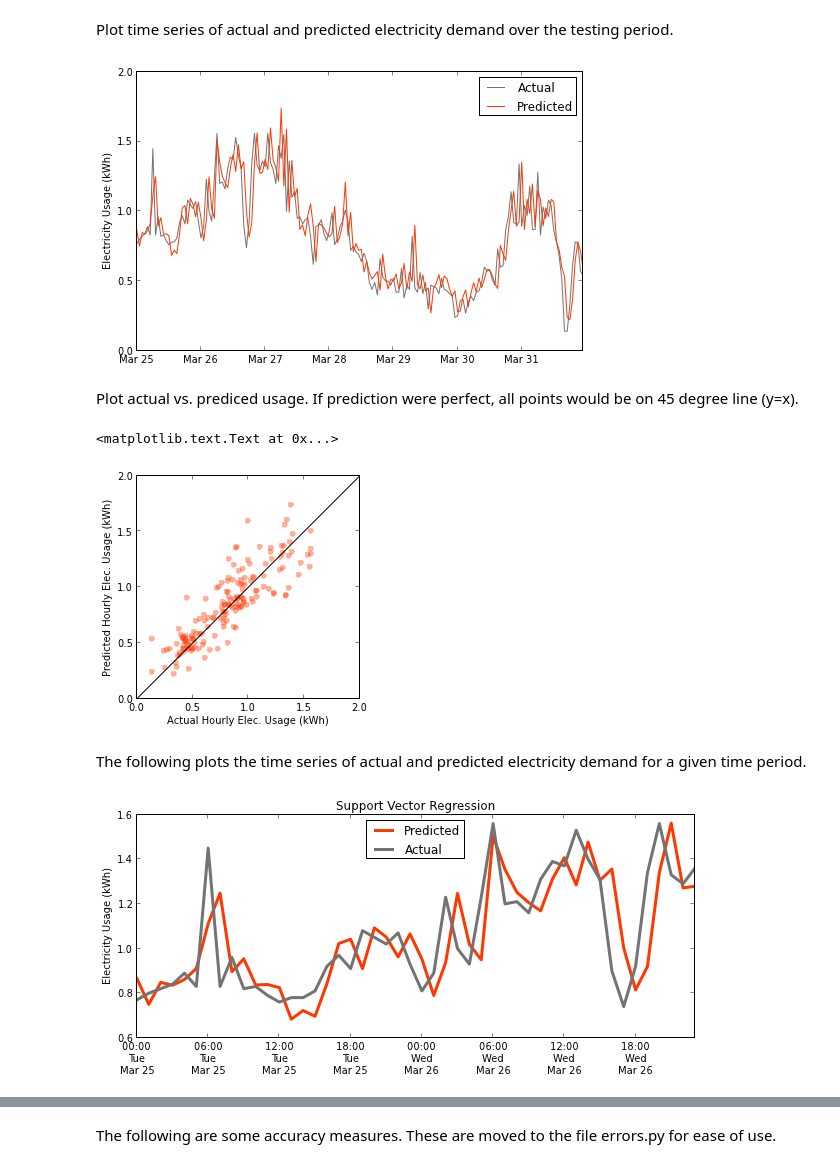
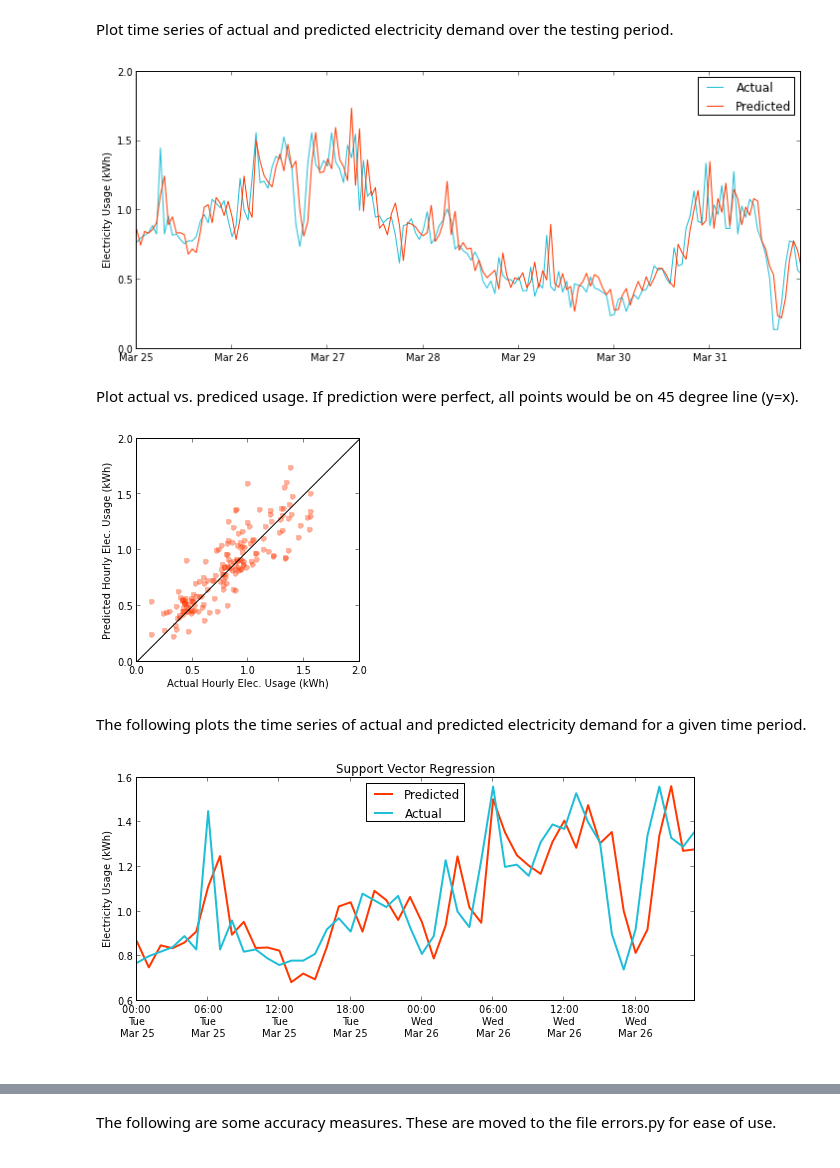
Before and after one commit to jtelszasz/my_energy_forecast_SVR, a Jupyter notebook: Elec_SVM_crossval.ipynb, the cells around one changed output, grey strips where cells are left out. Saved outputs shown, nothing was run; the diff lists cells and outputs as text; code cells hidden in the pictures.

Commit message:
change plot colors

```diff
--- a/Elec_SVM_crossval.ipynb
+++ b/Elec_SVM_crossval.ipynb
@@ -16,6 +18,7 @@ from matplotlib import pyplot as plt
 gray_light = '#d4d4d2'
 gray_med = '#737373'
 red_orange = '#ff3700'
+blue_light = '#1ebed7'
 # %%
 # Import the BGE hourly electricity data and weather data using import_funcs.py class
 elec_data = import_funcs.BGEdata()
@@ -84,18 +87,9 @@ If I want to predict the next hour's energy consumption, any given X vector/Y ta
 # %%
 # MOVED TO history.py
-#import history
-reload(history)
-# Add historic usage to each X vector
 
 # Set number of hours prediction is in advance
 n_hours_advance = 1
-
 # Set number of historic hours used
-n_hours_window = 3
-
-# need to do this for range function
-#n_hours_window += 1
+n_hours_window = 1
 
 elec_and_weather = history.append_history(elec_and_weather,'USAGE',n_hours_advance,n_hours_window)
-
-elec_and_weather
@@ -223,22 +199,22 @@ Plot time series of actual and predicted electricity demand over the testing per
 # %%
 # Plot the predicted values and actual
 import matplotlib.dates as dates
 
 plot_start = test_start
 plot_end = test_end
 
-fig = plt.figure(figsize=[8,5])
+fig = plt.figure(figsize=[12,5])
 ax = fig.add_subplot(111)
-plt.plot(y_test_df.index,y_test_df,color=gray_med,linewidth=1)
+plt.plot(y_test_df.index,y_test_df,color=blue_light,linewidth=1)
 plt.plot(predict_y.index,predict_y,color=red_orange,linewidth=1)
 plt.ylabel('Electricity Usage (kWh)')
 plt.ylim([0,2])
 plt.legend(['Actual','Predicted'],loc='best')
 ax.xaxis.set_major_formatter(dates.DateFormatter('%b %d'))
 
-#fig.savefig('SVM_predict_TS.png')
+#fig.savefig('output_plots/SVM_predict_TS.png')
 # %% [output]
-[figure, old version]
+[figure, new version]
 # %% [markdown]
 Plot actual vs. prediced usage.  If prediction were perfect, all points would be on 45 degree line (y=x).
 # %%
@@ -250,9 +226,8 @@ plt.ylim([0,2])
 plt.xlabel('Actual Hourly Elec. Usage (kWh)')
 plt.ylabel('Predicted Hourly Elec. Usage (kWh)')
 
-#fig.savefig('SVM_plot_errors.png')
+#fig.savefig('output_plots/SVM_plot_errors.png')
 # %% [output]
-<matplotlib.text.Text at 0x...>
 [figure]
 # %% [markdown]
 The following plots the time series of actual and predicted electricity demand for a given time period.
@@ -265,8 +240,8 @@ xticks = pd.date_range(start=plot_start, end=plot_end, freq='6H')
 
 fig = plt.figure(figsize=[10,4])
 ax = fig.add_subplot(111)
-plot1 = plt.plot(predict_y[plot_start:plot_end].index,predict_y[plot_start:plot_end],color=red_orange,linewidth=3)
-plot2 = plt.plot(y_test_df[plot_start:plot_end].index,y_test_df[plot_start:plot_end],color=gray_med,linewidth=3)
+plot1 = plt.plot(predict_y[plot_start:plot_end].index,predict_y[plot_start:plot_end],color=red_orange,linewidth=2)
+plot2 = plt.plot(y_test_df[plot_start:plot_end].index,y_test_df[plot_start:plot_end],color=blue_light,linewidth=2)
 #plt_predict = plt.plot(predict_y[plot_start:plot_end].index,predict_y[plot_start:plot_end])
 #plt_actual = plt.plot(y_test_df[plot_start:plot_end].index,y_test_df[plot_start:plot_end])
 plt.ylabel('Electricity Usage (kWh)')
@@ -274,13 +249,13 @@ plt.xticks(xticks)
 plt.title('Support Vector Regression')
 plt.legend(['Predicted','Actual'],loc='best')
 #ax.xaxis.set_major_locator()
-ax.xaxis.set_major_formatter(dates.DateFormatter('%H:00 \n%a \n%b %d'))
+ax.xaxis.set_major_formatter(dates.DateFormatter('%H:00 \n%a \n%b %d \n \n'))
 #dates.HourLocator(interval=12)
 
 
-fig.savefig('SVM_predict_TS_zoom.png')
+#fig.savefig('output_plots/SVM_predict_TS_zoom.png')
 # %% [output]
-[figure, old version]
+[figure, new version]
 # %%
 # Plot daily total kWh over testing period
 y_test_barplot_df = pd.DataFrame(y_test_df,columns=['USAGE'])
```
Also changed, not shown: parts of 8 cells of this notebook, 7 other files.
